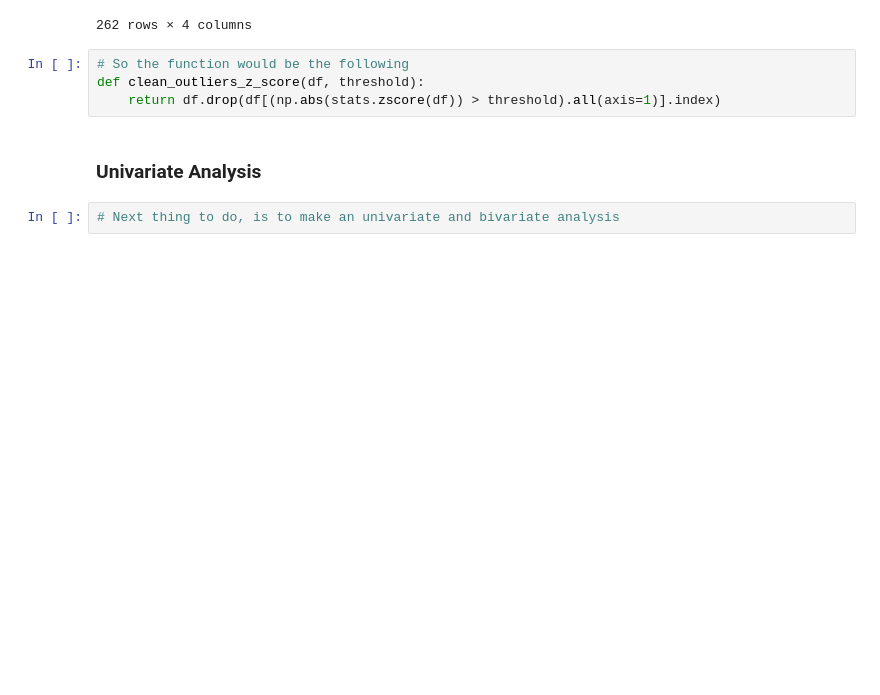
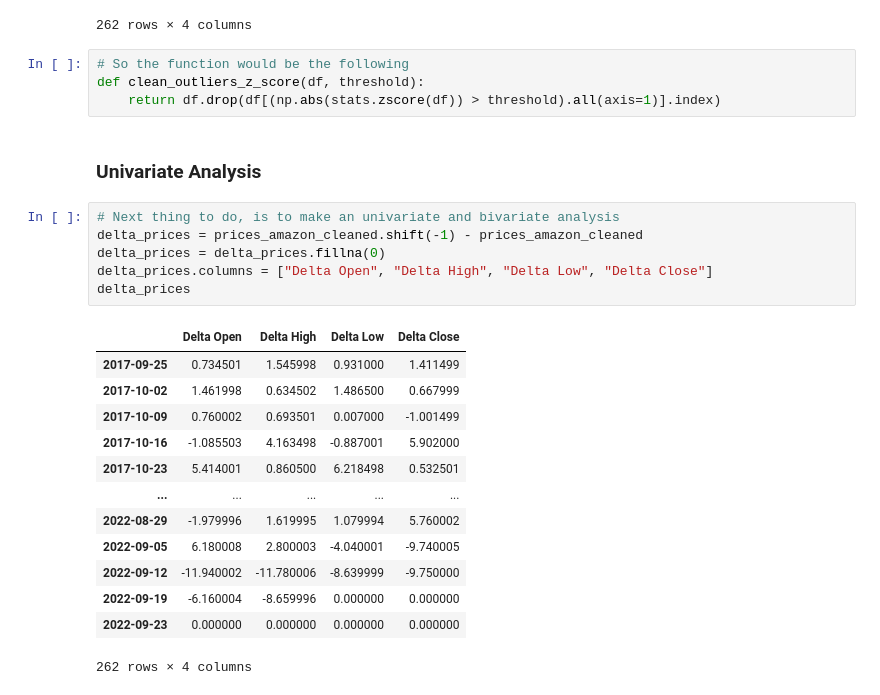
Before and after one commit to Nil-Andreu/forecasting-app, a Jupyter notebook: injestion/injestion/01. Yahoo Finance API.ipynb, the cells around one changed output. Drawn from its saved outputs; the diff is of its cells as text; blank space fills up the shorter version.

```diff
--- a/injestion/injestion/01. Yahoo Finance API.ipynb
+++ b/injestion/injestion/01. Yahoo Finance API.ipynb
@@ -167,3 +167,21 @@ def clean_outliers_z_score(df, threshold):
 ### Univariate Analysis
 # %%
 # Next thing to do, is to make an univariate and bivariate analysis
+delta_prices = prices_amazon_cleaned.shift(-1) - prices_amazon_cleaned
+delta_prices = delta_prices.fillna(0)
+delta_prices.columns = ["Delta Open", "Delta High", "Delta Low", "Delta Close"]
+delta_prices
+# %% [output]
+|  | Delta Open | Delta High | Delta Low | Delta Close |
+| 2017-09-25 | 0.734501 | 1.545998 | 0.931000 | 1.411499 |
+| 2017-10-02 | 1.461998 | 0.634502 | 1.486500 | 0.667999 |
+| 2017-10-09 | 0.760002 | 0.693501 | 0.007000 | -1.001499 |
+| 2017-10-16 | -1.085503 | 4.163498 | -0.887001 | 5.902000 |
+| 2017-10-23 | 5.414001 | 0.860500 | 6.218498 | 0.532501 |
+| ... | ... | ... | ... | ... |
+| 2022-08-29 | -1.979996 | 1.619995 | 1.079994 | 5.760002 |
+| 2022-09-05 | 6.180008 | 2.800003 | -4.040001 | -9.740005 |
+| 2022-09-12 | -11.940002 | -11.780006 | -8.639999 | -9.750000 |
+| 2022-09-19 | -6.160004 | -8.659996 | 0.000000 | 0.000000 |
+| 2022-09-23 | 0.000000 | 0.000000 | 0.000000 | 0.000000 |
+262 rows × 4 columns
```
Also changed, not shown: parts of 7 cells of this notebook.
